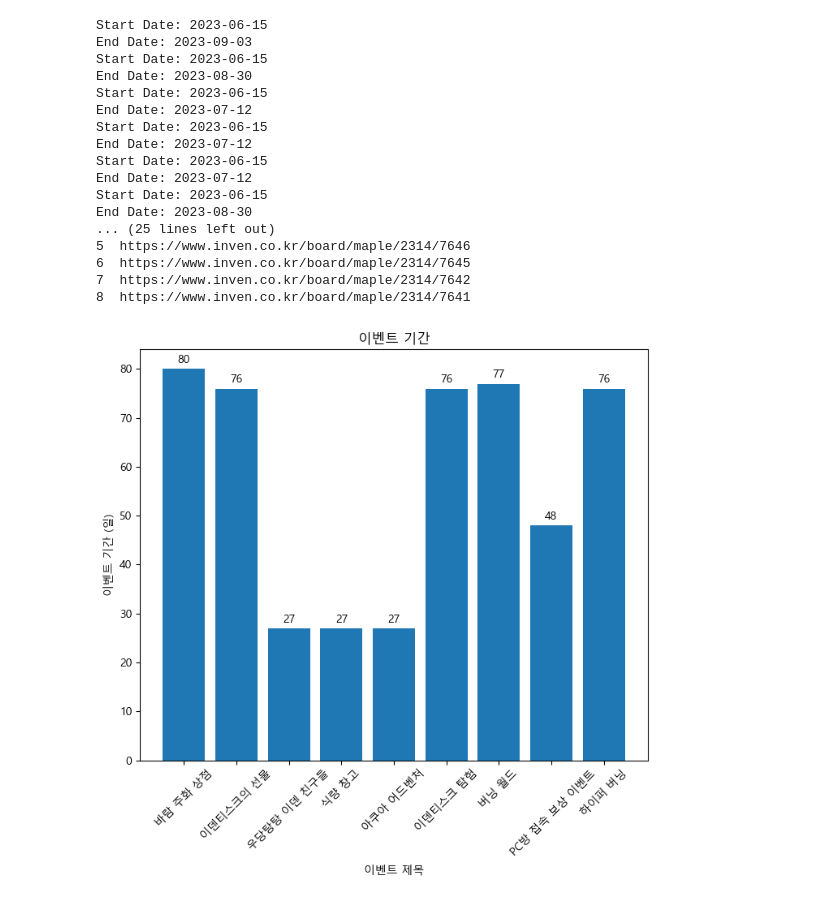
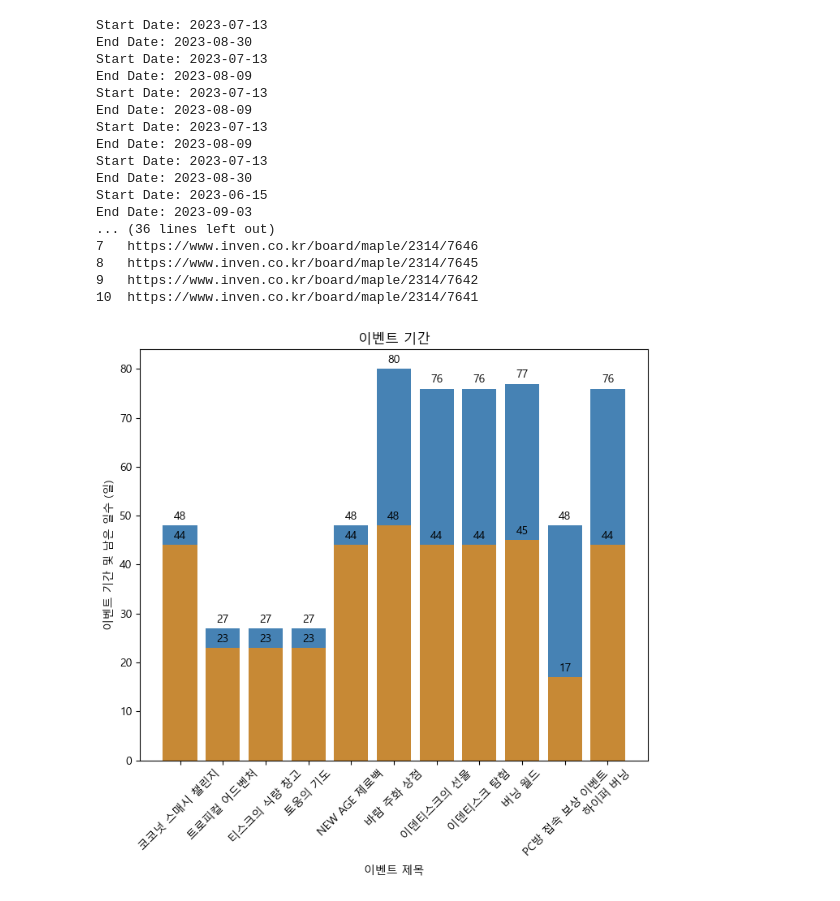
Before and after one commit to Gansaw/Python, a Jupyter notebook: Web Crawling/메이플인벤_이벤트정보.ipynb, the cells around one changed output. Cells and saved outputs as stored; diff of their text form; code cells hidden in the pictures.

```diff
--- a/Web Crawling/메이플인벤_이벤트정보.ipynb
+++ b/Web Crawling/메이플인벤_이벤트정보.ipynb
@@ -80,11 +55,12 @@ print(link_list)
 # 이벤트 날짜를 시작날짜와 종료날짜로 분리하기
 # 이벤트 날짜를 날짜 형태로 변환하기(yyyy-MM-dd)
 
-from datetime import datetime
+from datetime import datetime, date
 
 dates = day_list
 start_date_list = []
 end_date_list = []
+remain_date_list = []
 
 for date in dates:
     start_date, end_date = date.split("~")
@@ -95,8 +71,15 @@ for date in dates:
     print("End Date:", end_date)
     end_date_list.append(end_date)
 
+    # 남은 일수 계산
+    remain_date = (datetime.strptime(end_date, "%Y-%m-%d") - datetime.today()).days
+    remain_date_list.append(remain_date)
+
+print()
 print(start_date_list)
 print(end_date_list)
+print(remain_date_list)
+print()
 
 # 데이터프레임 제작
 
@@ -104,6 +87,7 @@ data = {
     "제목": title_list,
     "시작날짜": start_date_list,
     "종료날짜": end_date_list,
+    "남은일수": remain_date_list,
     "링크주소": link_list
 }
 
@@ -114,23 +98,23 @@ print(df)
 # CSV파일로 저장
 df.to_csv('maple_events.csv', index=False)
 # %% [output]
+Start Date: 2023-07-13
+End Date: 2023-08-30
+Start Date: 2023-07-13
+End Date: 2023-08-09
+Start Date: 2023-07-13
+End Date: 2023-08-09
+Start Date: 2023-07-13
+End Date: 2023-08-09
+Start Date: 2023-07-13
+End Date: 2023-08-30
 Start Date: 2023-06-15
 End Date: 2023-09-03
-Start Date: 2023-06-15
-End Date: 2023-08-30
-Start Date: 2023-06-15
-End Date: 2023-07-12
-Start Date: 2023-06-15
-End Date: 2023-07-12
-Start Date: 2023-06-15
-End Date: 2023-07-12
-Start Date: 2023-06-15
-End Date: 2023-08-30
-... (25 lines left out)
-5  https://www.inven.co.kr/board/maple/2314/7646
-6  https://www.inven.co.kr/board/maple/2314/7645
-7  https://www.inven.co.kr/board/maple/2314/7642
-8  https://www.inven.co.kr/board/maple/2314/7641
+... (36 lines left out)
+7   https://www.inven.co.kr/board/maple/2314/7646
+8   https://www.inven.co.kr/board/maple/2314/7645
+9   https://www.inven.co.kr/board/maple/2314/7642
+10  https://www.inven.co.kr/board/maple/2314/7641
 # %%
 # 그래프를 그리기 전 한글폰트 적용 (한글 깨짐 방지)
 
@@ -145,28 +129,39 @@ plt.rcParams["font.family"] = font_prop.get_name()
 # %%
 ### 4. 그래프 그리기 ###
 
-# csv파일 불러오기
+
+# CSV파일 불러오기
 df = pd.read_csv('maple_events.csv')
 
 # 그래프 1: Bar Graph
+fig, ax = plt.subplots(figsize=(7, 7))
 
-fig, ax = plt.subplots(figsize=(7,7))
-
-bars = ax.bar(df['제목'], (pd.to_datetime(df['종료날짜']) - pd.to_datetime(df['시작날짜'])).dt.days)
+# 이벤트 기간 막대 그래프
+bars = ax.bar(df['제목'], (pd.to_datetime(df['종료날짜']) - pd.to_datetime(df['시작날짜'])).dt.days, color='steelblue')
 plt.xlabel('이벤트 제목')
 plt.ylabel('이벤트 기간 (일)')
 plt.title('이벤트 기간')
 plt.xticks(rotation=45)
 
-# 막대 위에 숫자 나타내기
-for bar in bars:
+# 남은 일수 막대 그래프 (겹쳐 그리기)
+remain_bars = ax.bar(df['제목'], df['남은일수'], color='darkorange', alpha=0.7)
+ax.set_ylabel('이벤트 기간 및 남은 일수 (일)')
+
+# 막대 위에 숫자 표시
+for bar, remain_bar in zip(bars, remain_bars):
     height = bar.get_height()
     ax.annotate(f'{height}', xy=(bar.get_x() + bar.get_width() / 2, height),
                 xytext=(0, 3),  # 숫자와 그래프 간 간격 지정
                 textcoords="offset points",
                 ha='center', va='bottom')
 
+    remain_height = remain_bar.get_height()
+    ax.annotate(f'{remain_height}', xy=(remain_bar.get_x() + remain_bar.get_width() / 2, remain_height),
+                xytext=(0, 3),  # 숫자와 그래프 간 간격 지정
+                textcoords="offset points",
+                ha='center', va='bottom')
+
 plt.tight_layout()
 plt.show()
 # %% [output]
-[figure, old version]
+[figure, new version]
```
Also changed, not shown: parts of 3 cells of this notebook, 1 other file.
